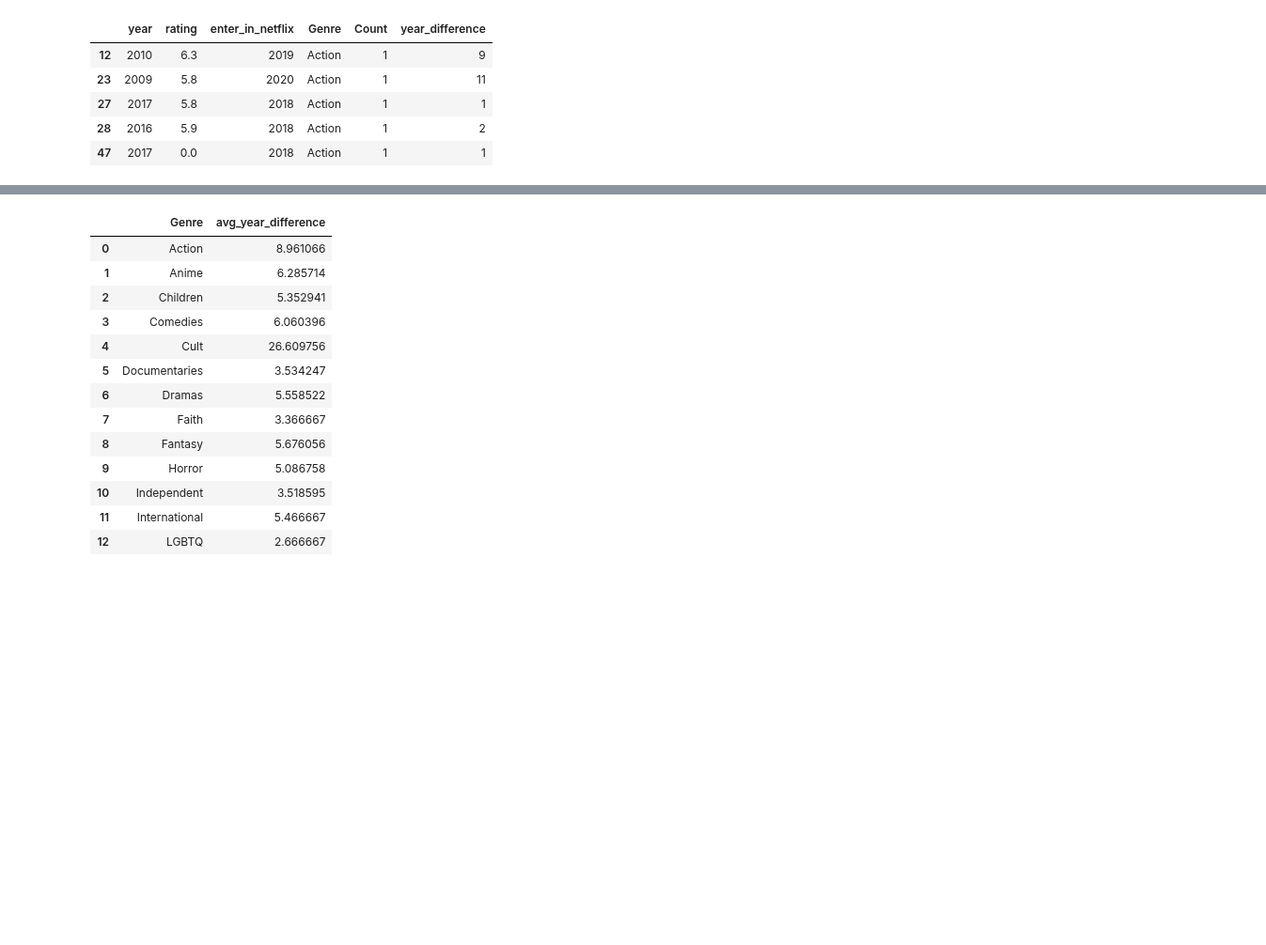
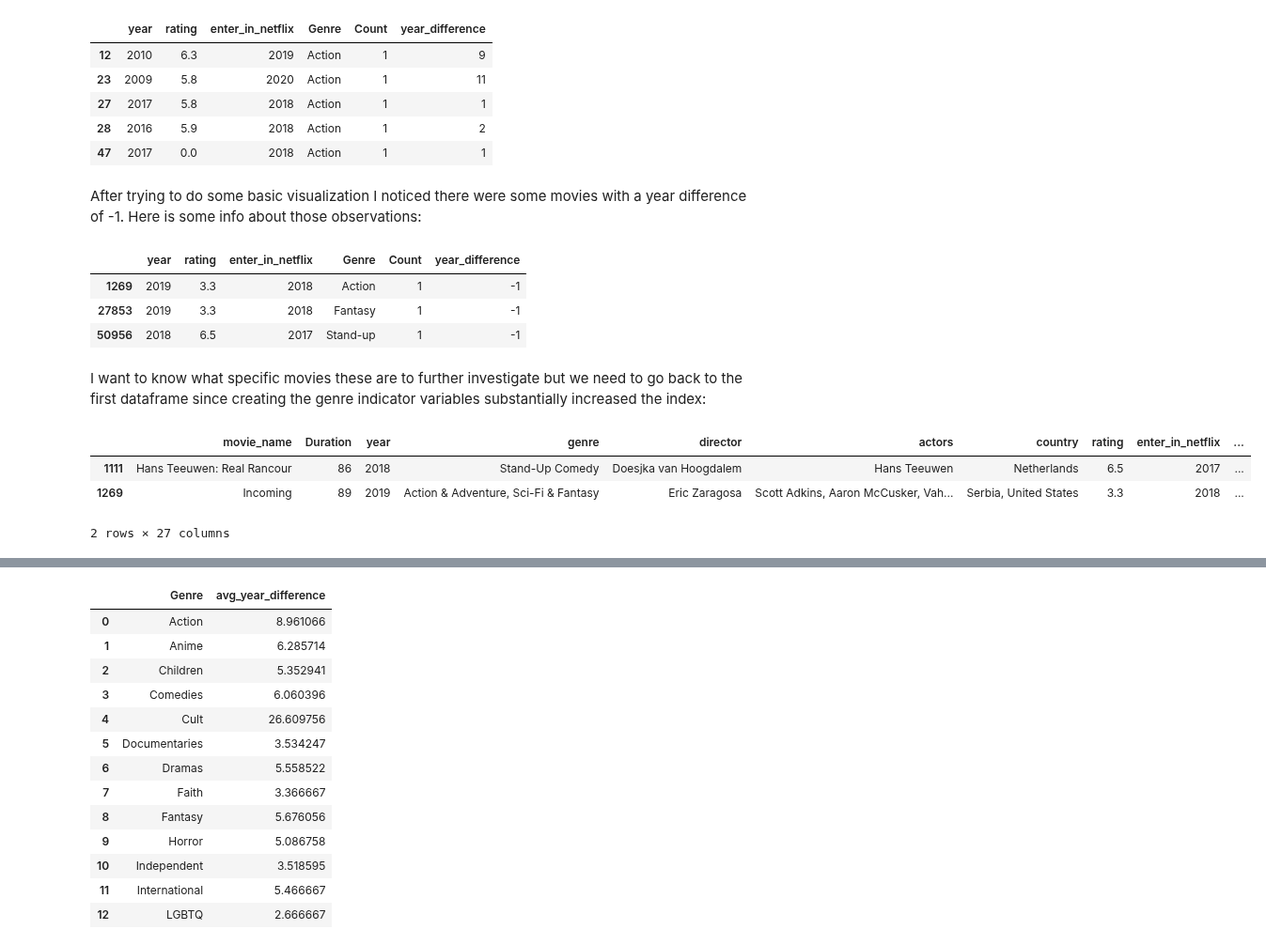
Before and after one commit to Kristian-Abad/Netflix-Movies-Project, a Jupyter notebook: Netflix_Movies.ipynb, the cells around one changed output, grey strips where cells are left out. Shown at 94% size. Saved outputs shown, nothing was run; the diff lists cells and outputs as text; code cells hidden in the pictures; blank space fills up the shorter version.

```diff
--- a/Netflix_Movies.ipynb
+++ b/Netflix_Movies.ipynb
@@ -518,0 +521,24 @@ data_mod_6.head()
+# %% [markdown]
+After trying to do some basic visualization I noticed there were some movies with a year difference of -1. Here is some info about those observations:
+# %%
+data_mod_6[data_mod_6.year_difference == -1]
+# %% [output]
+|  | year | rating | enter_in_netflix | Genre | Count | year_difference |
+| 1269 | 2019 | 3.3 | 2018 | Action | 1 | -1 |
+| 27853 | 2019 | 3.3 | 2018 | Fantasy | 1 | -1 |
+| 50956 | 2018 | 6.5 | 2017 | Stand-up | 1 | -1 |
+# %% [markdown]
+I want to know what specific movies these are to further investigate but we need to go back to the first dataframe since creating the genre indicator variables substantially increased the index:
+# %%
+data_mod_7 = data_mod.copy()
+
+# Create the difference of year entered in Netflix and year produced
+data_mod_7['year_difference'] = data_mod_7.enter_in_netflix - data_mod_7.year
+
+# Filter
+data_mod_7[data_mod_7.year_difference == -1]
+# %% [output]
+|  | movie_name | Duration | year | genre | director | actors | country | rating | enter_in_netflix | ... |
+| 1111 | Hans Teeuwen: Real Rancour | 86 | 2018 | Stand-Up Comedy | Doesjka van Hoogdalem | Hans Teeuwen | Netherlands | 6.5 | 2017 | ... |
+| 1269 | Incoming | 89 | 2019 | Action & Adventure, Sci-Fi & Fantasy | Eric Zaragosa | Scott Adkins, Aaron McCusker, Vah... | Serbia, United States | 3.3 | 2018 | ... |
+2 rows × 27 columns
```
Also changed, not shown: parts of 14 cells of this notebook.
